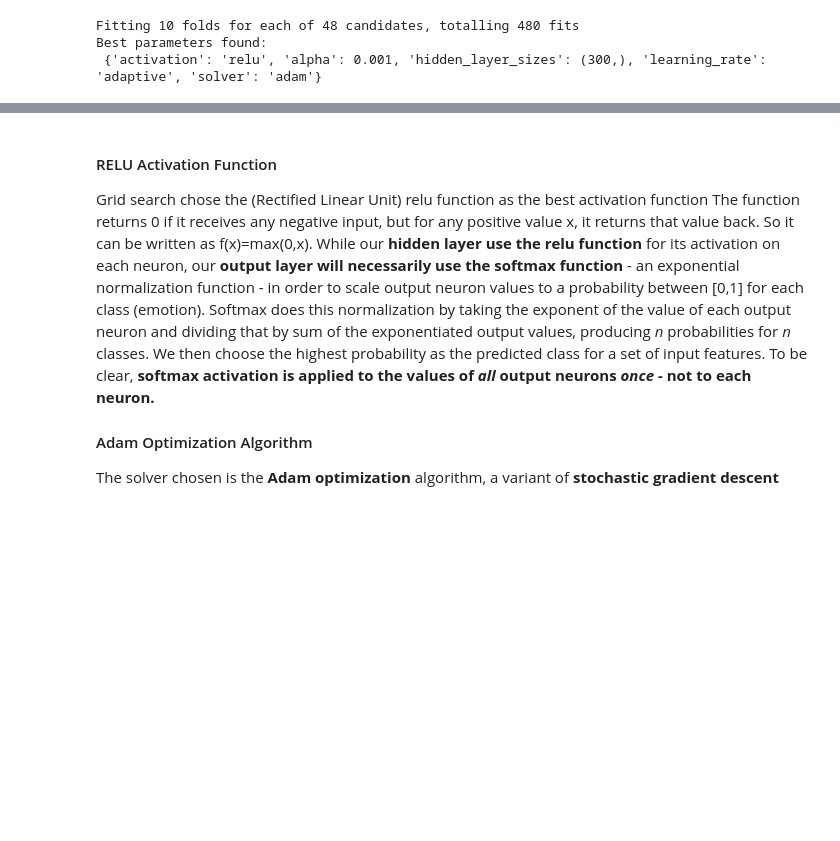
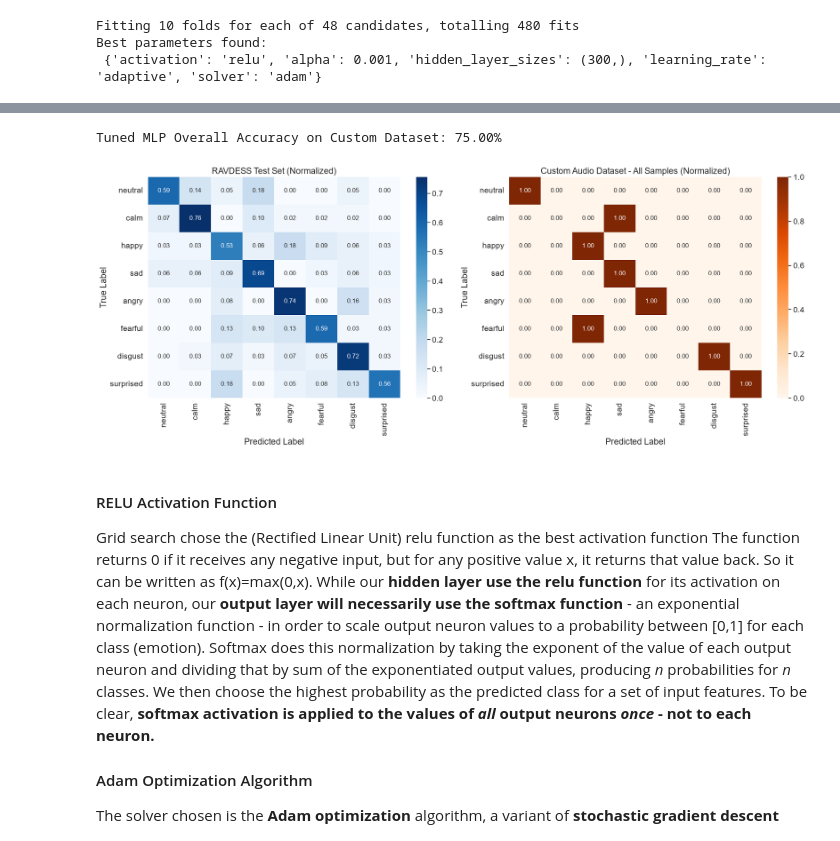
Before and after one commit to jameswangwcw/Week4-NeuralNetworks, a Jupyter notebook: Week4__Neural_Networks.ipynb, the cells around one changed output, grey strips where cells are left out. Drawn from its saved outputs; the diff is of its cells as text; code cells hidden in the pictures; blank space fills up the shorter version.

```diff
--- a/Week4__Neural_Networks.ipynb
+++ b/Week4__Neural_Networks.ipynb
@@ -564,3 +611,62 @@ Best parameters found:
+# %%
+from sklearn.metrics import accuracy_score
+
+# 1. Predict on ALL custom audio features
+my_all_preds = my_grid.predict(my_features_scaled)
+
+# 2. Calculate accuracy score across all 8 samples
+my_overall_accuracy = accuracy_score(my_emotions, my_all_preds)
+print(f"Tuned MLP Overall Accuracy on Custom Dataset: {my_overall_accuracy * 100:.2f}%")
+# %% [output]
+Tuned MLP Overall Accuracy on Custom Dataset: 75.00%
+# %%
+# 2. Generate predictions across ALL 8 custom audio files (Option A)
+my_all_preds = my_grid.predict(my_features_scaled)
+
+
+# 3. Build normalized confusion matrices
+conf_matrix_ravdess = confusion_matrix(
+    y_test,
+    model.predict(X_test),
+    labels=emotion_list,
+    normalize='true'
+)
+conf_matrix_custom = confusion_matrix(
+    my_emotions,
+    my_all_preds,
+    labels=emotion_list,
+    normalize='true'
+)
+
+
+# 4. Wrap in DataFrames with emotion labels
+df_ravdess = pd.DataFrame(conf_matrix_ravdess, index=emotion_list, columns=emotion_list)
+df_custom = pd.DataFrame(conf_matrix_custom, index=emotion_list, columns=emotion_list)
+
+
+# 5. Plot both matrices side-by-side
+plt.figure(figsize=(20, 8))
+sn.set_theme(font_scale=1.4)
+
+# RAVDESS Test Set Panel
+plt.subplot(1, 2, 1)
+plt.title('RAVDESS Test Set (Normalized)')
+sn.heatmap(df_ravdess, annot=True, fmt='.2f', cmap='Blues', annot_kws={"size": 12})
+plt.ylabel('True Label')
+plt.xlabel('Predicted Label')
+
+# Custom Audio Dataset Panel (All 8 Samples)
+plt.subplot(1, 2, 2)
+plt.title('Custom Audio Dataset - All Samples (Normalized)')
+sn.heatmap(df_custom, annot=True, fmt='.2f', cmap='Oranges', annot_kws={"size": 12})
+plt.ylabel('True Label')
+plt.xlabel('Predicted Label')
+
+plt.tight_layout()
+plt.savefig("confusion_matrices_seaborn.png", dpi=300)
+plt.show()
+# %% [output]
+[figure, added]
 # %% [markdown]
 #### RELU Activation Function
 Grid search chose the (Rectified Linear Unit) relu function as the best activation function The function returns 0 if it receives any negative input, but for any positive value  x, it returns that value back. So it can be written as  f(x)=max(0,x). While our **hidden layer use the relu function** for its activation on each neuron, our **output layer will necessarily use the softmax function** - an exponential normalization function - in order to scale output neuron values to a probability between \[0,1\] for each class (emotion). Softmax does this normalization by taking the exponent of the value of each output neuron and dividing that by sum of the exponentiated output values, producing _n_ probabilities for _n_ classes. We then choose the highest probability as the predicted class for a set of input features. To be clear, **softmax activation is applied to the values of _all_ output neurons _once_ - not to each neuron.**
```
Also changed, not shown: parts of 1 cell of this notebook.
